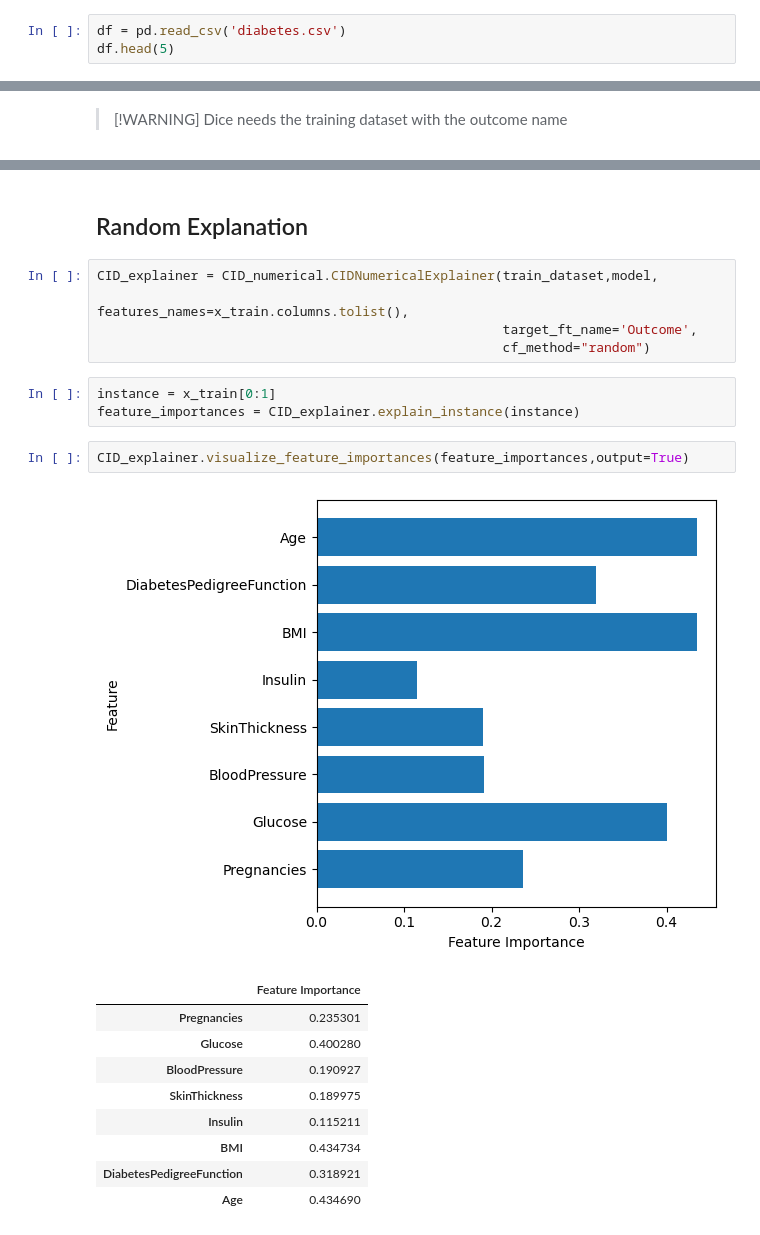
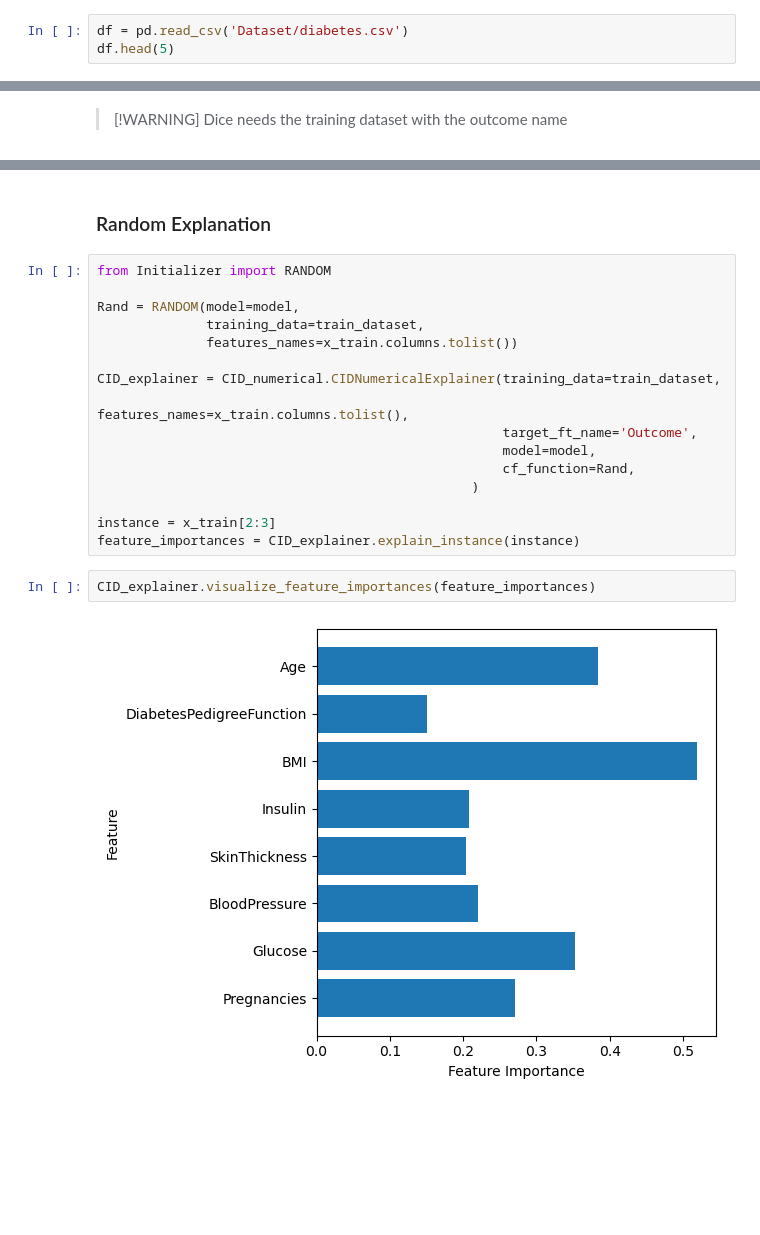
Before and after one commit to EddieConti/CID, a Jupyter notebook: Examples/Introduction_Binary_Classification.ipynb, the cells around one changed output, grey strips where cells are left out. Saved outputs shown, nothing was run; the diff lists cells and outputs as text; blank space fills up the shorter version.

```diff
--- a/Examples/Introduction_Binary_Classification.ipynb
+++ b/Examples/Introduction_Binary_Classification.ipynb
@@ -17,7 +17,7 @@ from tqdm import tqdm
 
 It is very important to manage datasets correctly. DiCE requires the dataset containing the target variable in order to be initialised. Conversely, when we carry out training, this variable must be removed. Furthermore, it is advisable that the instances we use for training do not contain the target variable and that the feature names do not include it.
 # %%
-df = pd.read_csv('diabetes.csv')
+df = pd.read_csv('Dataset/diabetes.csv')
 df.head(5)
 # %% [output]
 |  | Pregnancies | Glucose | BloodPressure | SkinThickness | Insulin | BMI | DiabetesPedigreeFunction | Age | ... |
@@ -111,23 +100,22 @@ importlib.reload(CID_numerical)
 # %% [markdown]
-## Random Explanation
+### Random Explanation
 # %%
-CID_explainer = CID_numerical.CIDNumericalExplainer(train_dataset,model,
+from Initializer import RANDOM
+
+Rand = RANDOM(model=model,
+              training_data=train_dataset,
+              features_names=x_train.columns.tolist())
+
+CID_explainer = CID_numerical.CIDNumericalExplainer(training_data=train_dataset,
                                                     features_names=x_train.columns.tolist(),
                                                     target_ft_name='Outcome',
-                                                    cf_method="random")
+                                                    model=model,
+                                                    cf_function=Rand,
+                                                )
+
+instance = x_train[2:3]
+feature_importances = CID_explainer.explain_instance(instance)
-# %%
-instance = x_train[0:1]
-feature_importances = CID_explainer.explain_instance(instance)
 # %%
-CID_explainer.visualize_feature_importances(feature_importances,output=True)
+CID_explainer.visualize_feature_importances(feature_importances)
 # %% [output]
-[figure, old version]
+[figure, new version]
-|  | Feature Importance |
-| Pregnancies | 0.235301 |
-| Glucose | 0.400280 |
-| BloodPressure | 0.190927 |
-| SkinThickness | 0.189975 |
-| Insulin | 0.115211 |
-| BMI | 0.434734 |
-| DiabetesPedigreeFunction | 0.318921 |
-| Age | 0.434690 |
```
Also changed, not shown: parts of 15 cells of this notebook, 4 other files.
